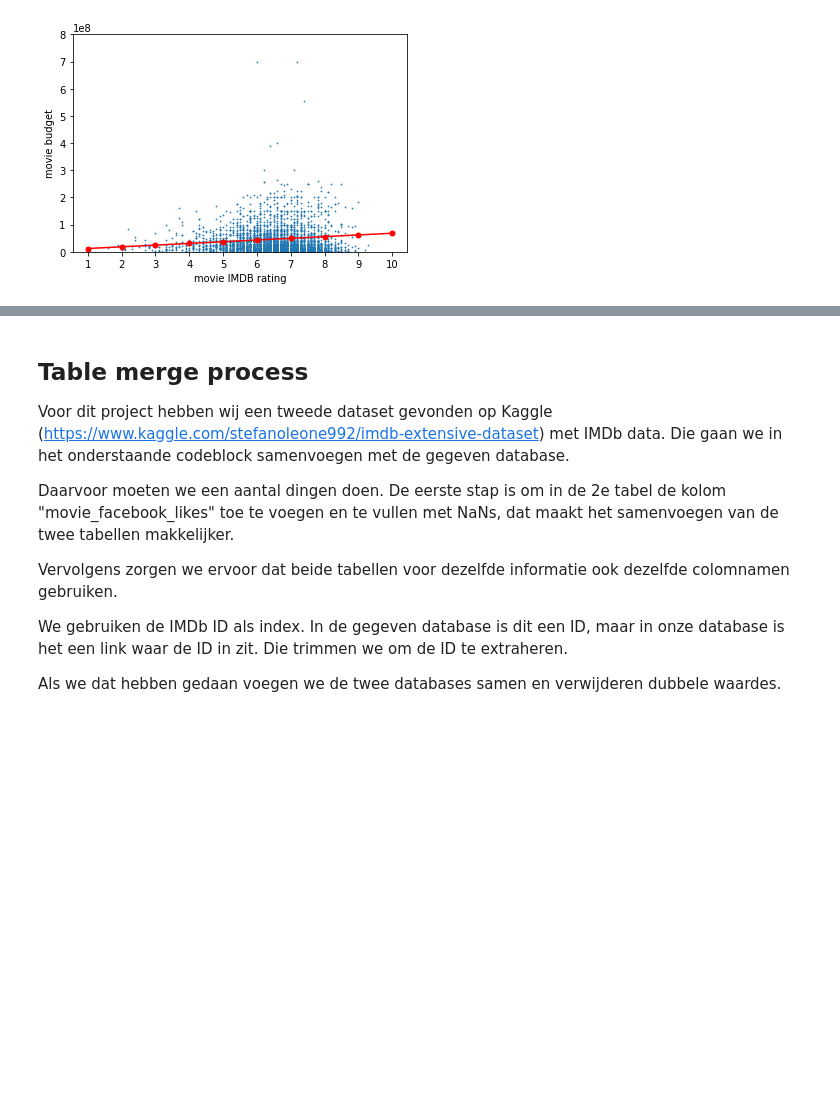
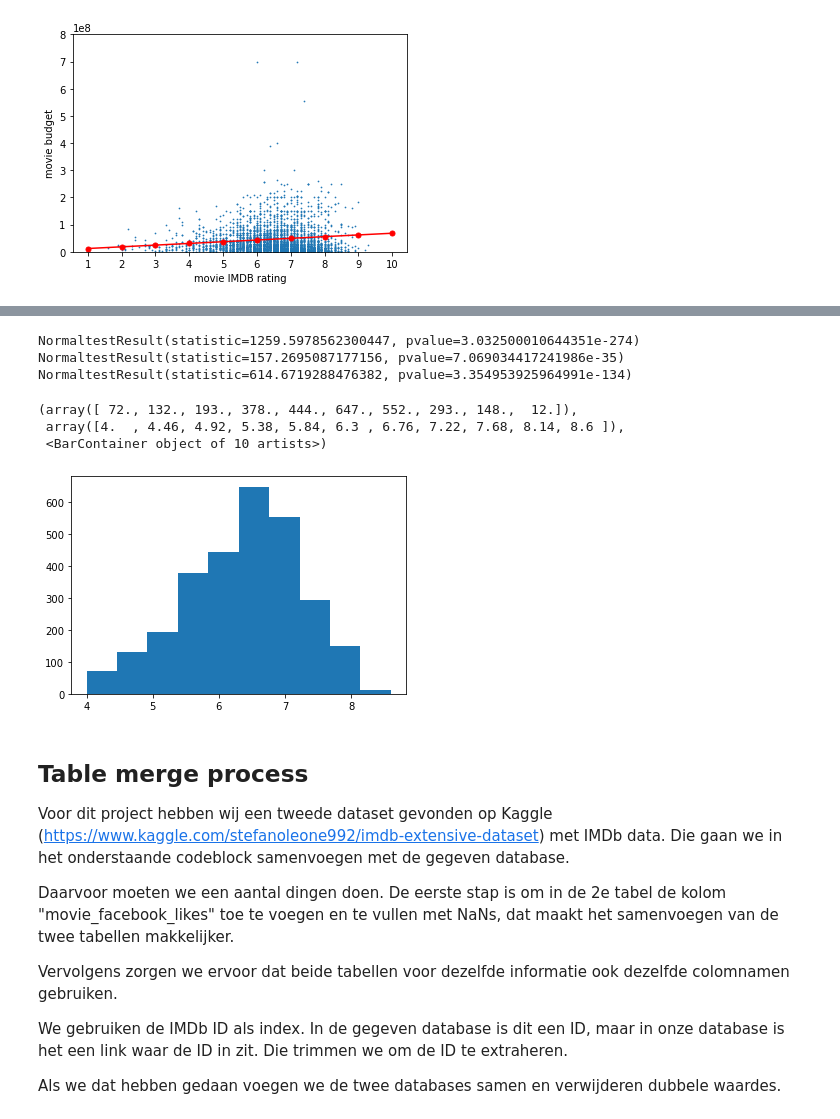
Before and after one commit to Verrem98/Film_dataset_analysis, a Jupyter notebook: main.ipynb, the cells around one changed output, grey strips where cells are left out. Drawn from its saved outputs; the diff is of its cells as text; code cells hidden in the pictures; blank space fills up the shorter version.

```diff
--- a/main.ipynb
+++ b/main.ipynb
@@ -223,3 +239,25 @@ Name: gross, Length: 85918, dtype: object>
+# %%
+# Zoals hierboven te zien is aan de density plots, zijn niet alle feature variables normaal verdeelt
+#print(templist.count())
+Q1 = templist.quantile(0.25)
+Q3 = templist.quantile(0.75)
+IQR = Q3 - Q1
+no_out = templist.copy(deep=True)
+
+print(stats.normaltest(templist['movie_facebook_likes']))
+print(stats.normaltest(templist['duration']))
+print(stats.normaltest(templist['gross']))
+#no_out = no_out[~((no_out < (Q1 - 1.5 * IQR)) |(no_out > (Q3 + 1.5 * IQR))).any(axis=1)]
+#print(no_out.count())
+plt.hist(templist['imdb_score'])
+# %% [output]
+NormaltestResult(statistic=1259.5978562300447, pvalue=3.032500010644351e-274)
+NormaltestResult(statistic=157.2695087177156, pvalue=7.069034417241986e-35)
+NormaltestResult(statistic=614.6719288476382, pvalue=3.354953925964991e-134)
+(array([ 72., 132., 193., 378., 444., 647., 552., 293., 148.,  12.]),
+ array([4.  , 4.46, 4.92, 5.38, 5.84, 6.3 , 6.76, 7.22, 7.68, 8.14, 8.6 ]),
+ <BarContainer object of 10 artists>)
+[figure, added]
 # %% [markdown]
 <h2> Table merge process </h2>
 
```
Also changed, not shown: parts of 5 cells of this notebook.
